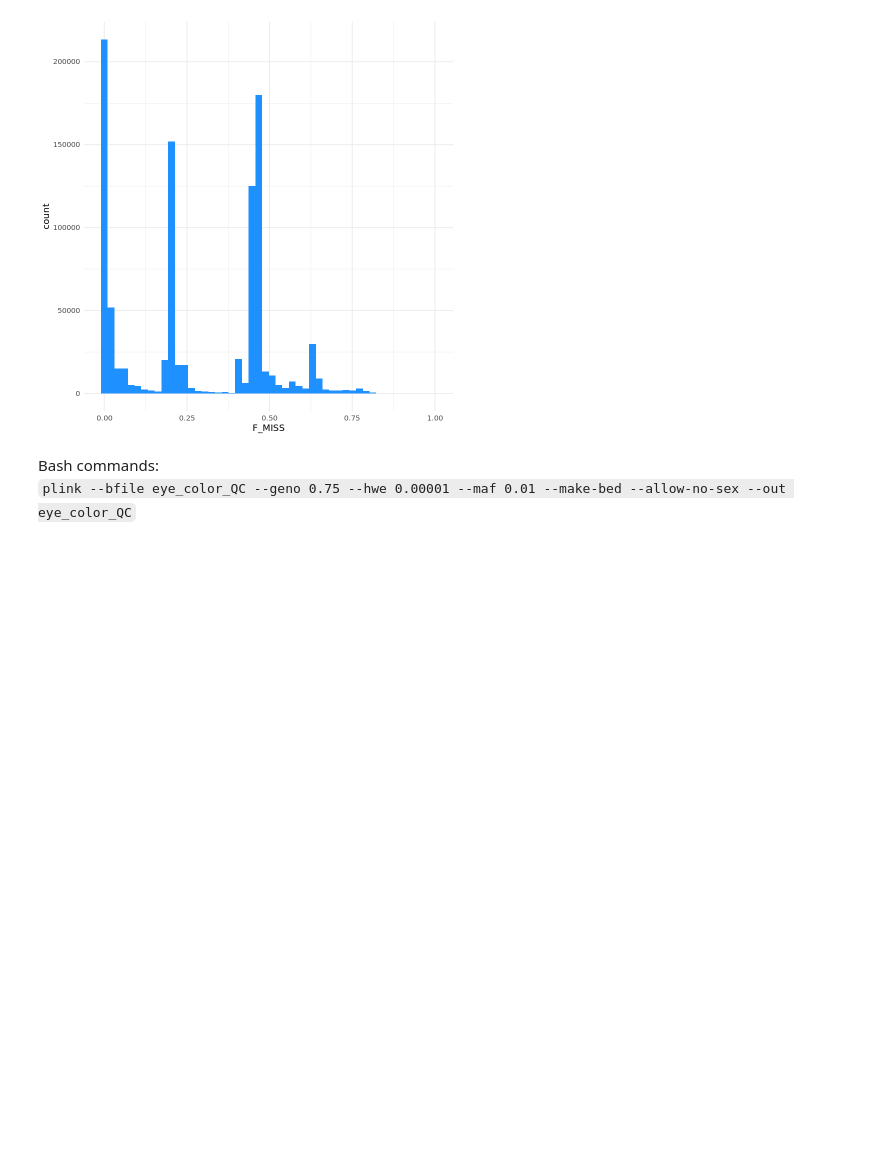
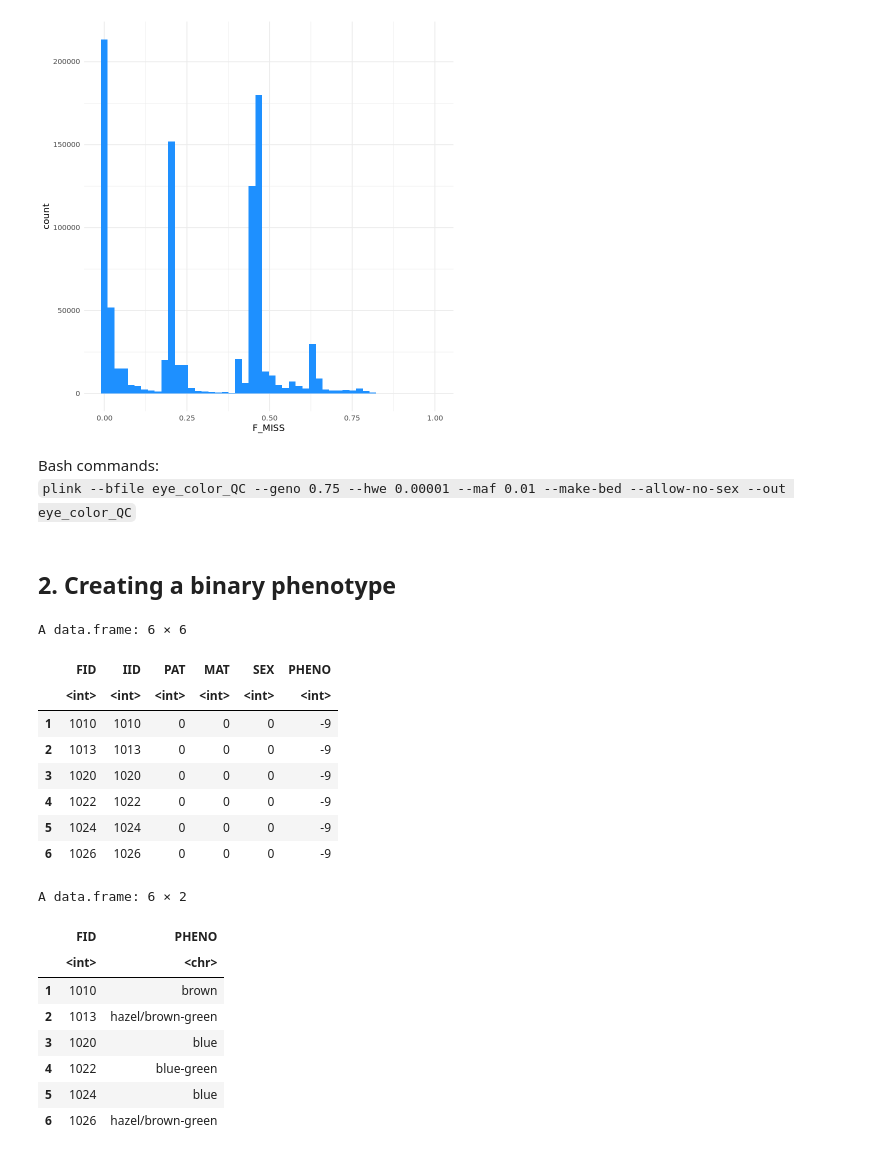
Before and after one commit to rimyjen/popgen-GWAS, a Jupyter notebook: gwas_eyecolor_rikke.ipynb, the cells around one changed output. Saved outputs shown, nothing was run; the diff lists cells and outputs as text; code cells hidden in the pictures; blank space fills up the shorter version.

```diff
--- a/gwas_eyecolor_rikke.ipynb
+++ b/gwas_eyecolor_rikke.ipynb
@@ -162,3 +151,31 @@ Warning message:
 # %% [markdown]
 Bash commands:
 `plink --bfile eye_color_QC --geno 0.75 --hwe 0.00001 --maf 0.01 --make-bed --allow-no-sex --out eye_color_QC`
+# %% [markdown]
+## 2. Creating a binary phenotype
+# %%
+eyecolor_qc <- read.table("eye_color_QC.fam")
+colnames(eyecolor_qc) <- c("FID","IID","PAT","MAT","SEX","PHENO")
+head(eyecolor_qc)
+phenotype <- read.table("eye_color.txt")
+colnames(phenotype) <- c("FID", "PHENO")
+head(phenotype)
+# %% [output]
+A data.frame: 6 × 6
+|  | FID | IID | PAT | MAT | SEX | PHENO |
+|  | <int> | <int> | <int> | <int> | <int> | <int> |
+| 1 | 1010 | 1010 | 0 | 0 | 0 | -9 |
+| 2 | 1013 | 1013 | 0 | 0 | 0 | -9 |
+| 3 | 1020 | 1020 | 0 | 0 | 0 | -9 |
+| 4 | 1022 | 1022 | 0 | 0 | 0 | -9 |
+| 5 | 1024 | 1024 | 0 | 0 | 0 | -9 |
+| 6 | 1026 | 1026 | 0 | 0 | 0 | -9 |
+A data.frame: 6 × 2
+|  | FID | PHENO |
+|  | <int> | <chr> |
+| 1 | 1010 | brown |
+| 2 | 1013 | hazel/brown-green |
+| 3 | 1020 | blue |
+| 4 | 1022 | blue-green |
+| 5 | 1024 | blue |
+| 6 | 1026 | hazel/brown-green |
```
Also changed, not shown: parts of 4 cells of this notebook.
